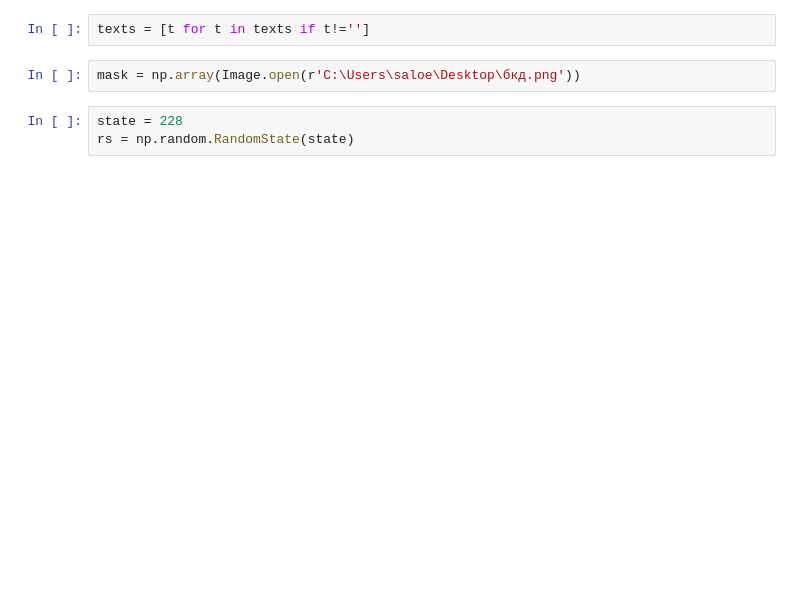
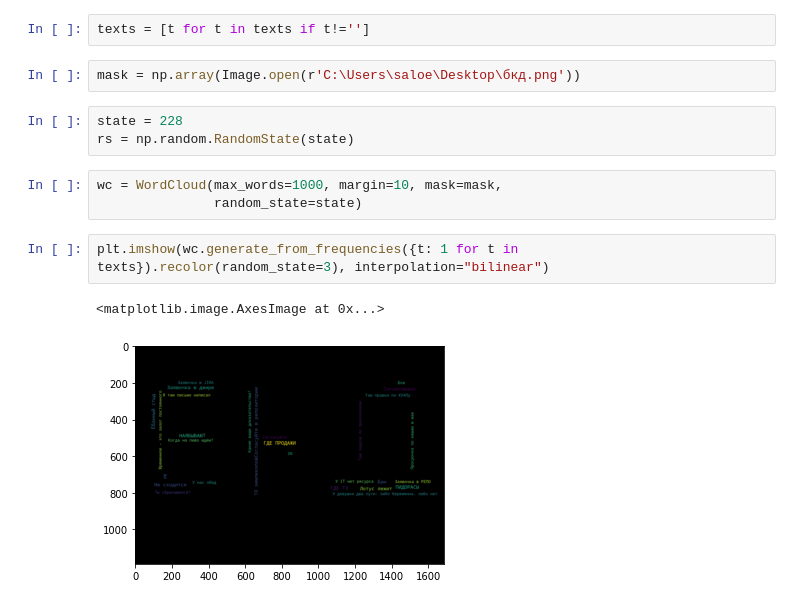
Before and after one commit to saloedov/bcd_farewell_project, a Jupyter notebook: main.ipynb, the cells around one changed output. Saved outputs shown, nothing was run; the diff lists cells and outputs as text; blank space fills up the shorter version.

```diff
--- a/main.ipynb
+++ b/main.ipynb
@@ -49,4 +49,12 @@ mask = np.array(Image.open(r'C:\Users\saloe\Desktop\бкд.png'))
 # %%
 state = 228
 rs = np.random.RandomState(state)
+# %%
+wc = WordCloud(max_words=1000, margin=10, mask=mask,
+               random_state=state)
+# %%
+plt.imshow(wc.generate_from_frequencies({t: 1 for t in texts}).recolor(random_state=3), interpolation="bilinear")
+# %% [output]
+<matplotlib.image.AxesImage at 0x...>
+[figure, added]
 # %%
```
Also changed, not shown: parts of 5 cells of this notebook.
